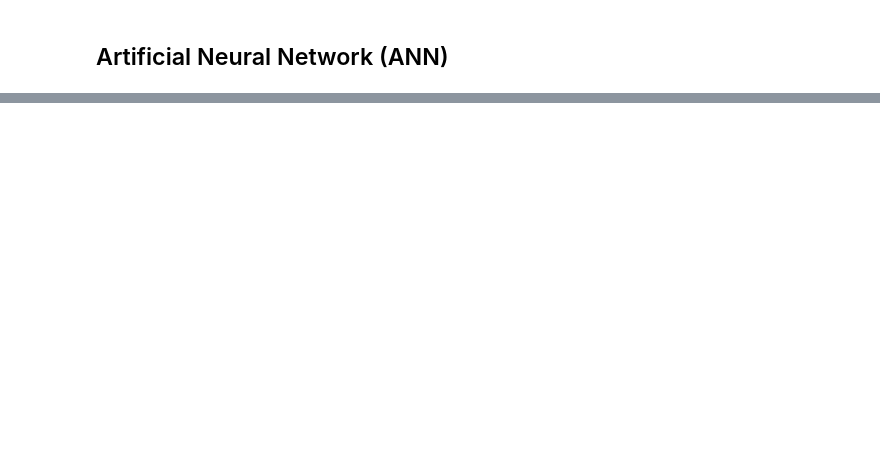
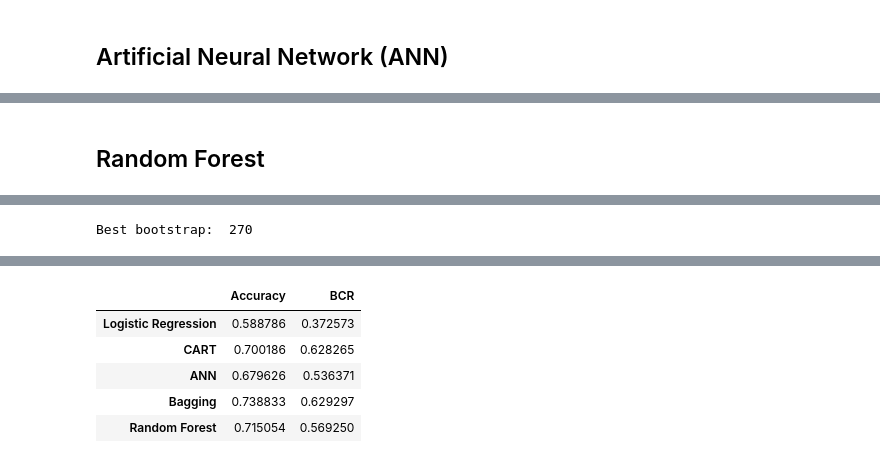
Before and after one commit to umkiyoung/MultivariateAnalysis, a Jupyter notebook: Assignments/Assignment_4/Ensemble.ipynb, the cells around one changed output, grey strips where cells are left out. Drawn from its saved outputs; the diff is of its cells as text; code cells hidden in the pictures; blank space fills up the shorter version.

```diff
--- a/Assignments/Assignment_4/Ensemble.ipynb
+++ b/Assignments/Assignment_4/Ensemble.ipynb
@@ -287,0 +410,47 @@ Fitting 5 folds for each of 27 candidates, totalling 135 fits
+# %% [markdown]
+## Random Forest
+# %%
+from sklearn.ensemble import RandomForestClassifier
+
+try:
+    #load the model
+    random_forest = pickle.load(open('random_forest_model.sav', 'rb'))
+    #Load the bootstrap
+    RF_bootstrap = pd.read_csv('random_forest_bootstrap.csv', index_col=0)
+
+except:
+    best_RF_BCR = 0
+    RF_bootstrap = []
+    for n_bootstrap in range(30, 301, 30):
+        random_f = RandomForestClassifier(n_estimators=n_bootstrap,
+                                          max_depth=best_depth,
+                                          min_samples_split=best_min_samples_split,
+                                          random_state=42, n_jobs=-1, verbose=1)
+        random_f.fit(X_train, y_train)
+
+        _, random_f_BCR = perf_eval_fc(random_f.predict(X_valid), y_valid)
+        RF_bootstrap.append(random_f_BCR)
+        if  random_f_BCR >= best_RF_BCR:
+            best_RF = random_f
+            best_RF_BCR = random_f_BCR
+            best_RF_Bootstrap = n_bootstrap
+
+    random_forest = RandomForestClassifier(n_estimators=best_RF_Bootstrap,
+                                             max_depth=best_depth,
+                                                min_samples_split=best_min_samples_split,
+                                                random_state=42, n_jobs=-1, verbose=1)
+
+    random_forest.fit(X_train_L, y_train_L)
+    #save model
+    pickle.dump(random_forest, open('random_forest_model.sav', 'wb'))
+    #save dataframe
+    pd.DataFrame(RF_bootstrap).to_csv('random_forest_bootstrap.csv', index=False)
+
+perf_table.loc['Random Forest'] = perf_eval_fc(random_forest.predict(X_test), y_test)
+
+# best bootstrap
+best_RF_Bootstrap = random_forest.get_params()['n_estimators']
+print('Best bootstrap: ', best_RF_Bootstrap)
+
+perf_table
+# %% [output]
@@ -287,0 +460 @@ Fitting 5 folds for each of 27 candidates, totalling 135 fits
+Best bootstrap:  270
@@ -287,0 +462,6 @@ Fitting 5 folds for each of 27 candidates, totalling 135 fits
+|  | Accuracy | BCR |
+| Logistic Regression | 0.588786 | 0.372573 |
+| CART | 0.700186 | 0.628265 |
+| ANN | 0.679626 | 0.536371 |
+| Bagging | 0.738833 | 0.629297 |
+| Random Forest | 0.715054 | 0.569250 |
```
Also changed, not shown: parts of 23 cells of this notebook.
